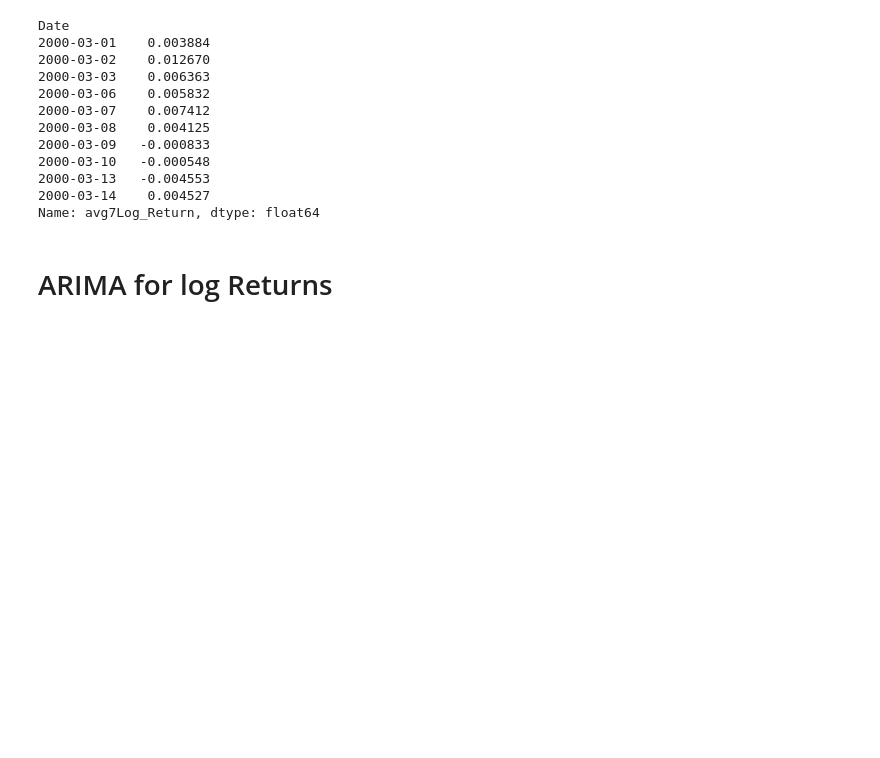
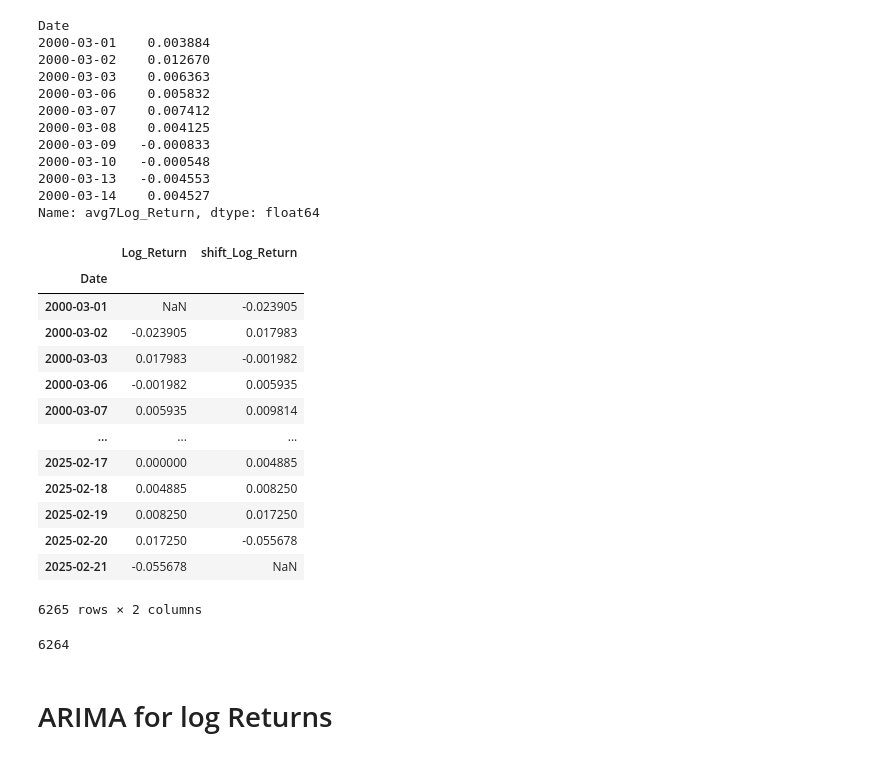
Before and after one commit to TianhaoW/ErdosAgriDerivPredict, a Jupyter notebook: notebooks/sugar_EDA.ipynb, the cells around one changed output. Saved outputs shown, nothing was run; the diff lists cells and outputs as text; code cells hidden in the pictures; blank space fills up the shorter version.

Commit message:
shifted log Return

```diff
--- a/notebooks/sugar_EDA.ipynb
+++ b/notebooks/sugar_EDA.ipynb
@@ -485,6 +485,30 @@ Date
 2000-03-13   -0.004553
 2000-03-14    0.004527
 Name: avg7Log_Return, dtype: float64
+# %%
+df['shift_Log_Return'] = df['Log_Return'].shift(-1)
+# %%
+df[['Log_Return','shift_Log_Return']]
+# %% [output]
+|  | Log_Return | shift_Log_Return |
+| Date |  |  |
+| 2000-03-01 | NaN | -0.023905 |
+| 2000-03-02 | -0.023905 | 0.017983 |
+| 2000-03-03 | 0.017983 | -0.001982 |
+| 2000-03-06 | -0.001982 | 0.005935 |
+| 2000-03-07 | 0.005935 | 0.009814 |
+| ... | ... | ... |
+| 2025-02-17 | 0.000000 | 0.004885 |
+| 2025-02-18 | 0.004885 | 0.008250 |
+| 2025-02-19 | 0.008250 | 0.017250 |
+| 2025-02-20 | 0.017250 | -0.055678 |
+| 2025-02-21 | -0.055678 | NaN |
+6265 rows × 2 columns
+# %%
+df=df.dropna(subset=['shift_Log_Return'])
+len(df)
+# %% [output]
+6264
 # %% [markdown]
 # ARIMA for log Returns
 # %%
```
Also changed, not shown: parts of 18 cells of this notebook.
